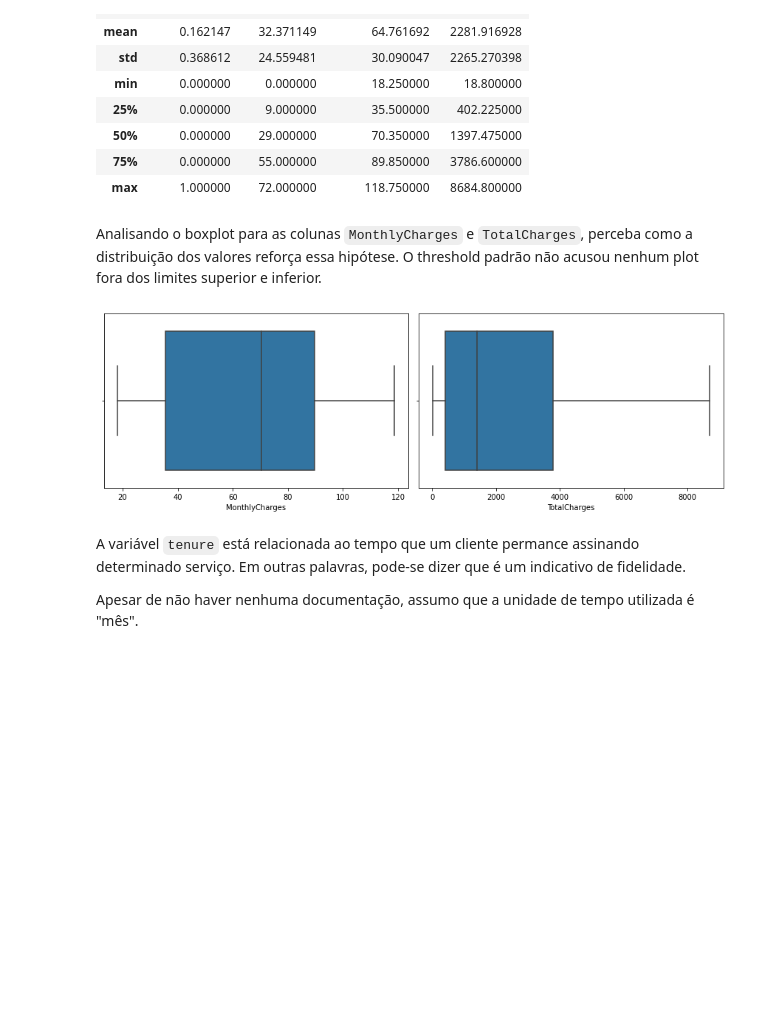
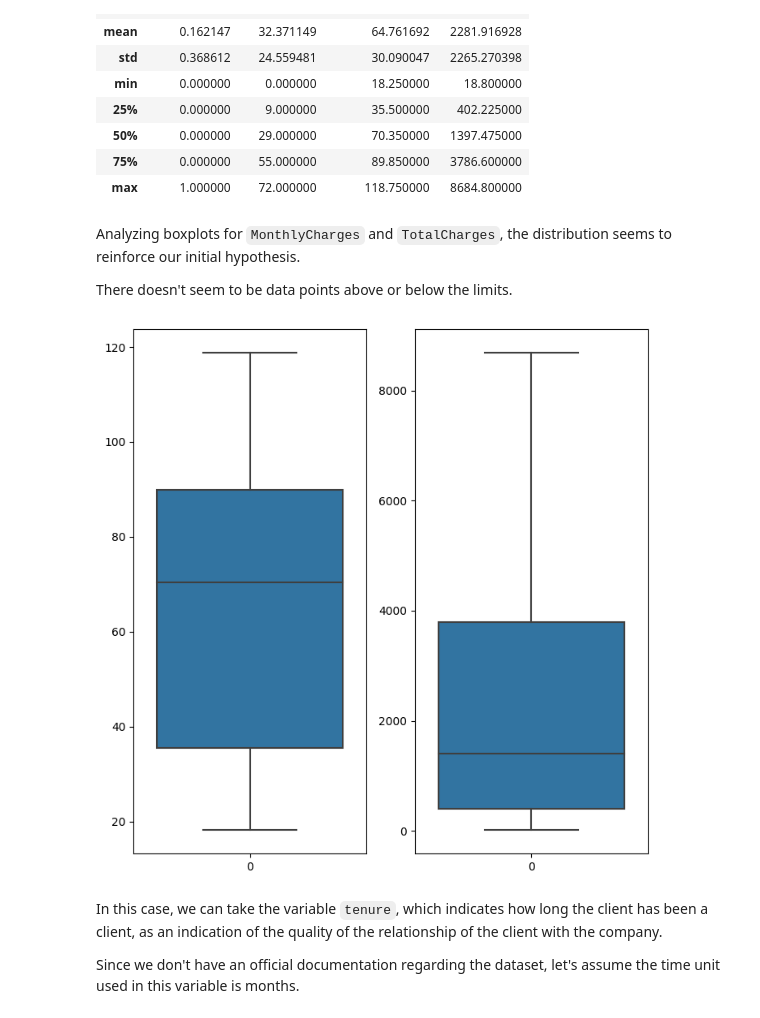
Before and after one commit to rafaelnduarte/Churn_Prediction, a Jupyter notebook: Churn_Prediction.ipynb, the cells around one changed output. Cells and saved outputs as stored; diff of their text form; code cells hidden in the pictures; blank space fills up the shorter version.

```diff
--- a/Churn_Prediction.ipynb
+++ b/Churn_Prediction.ipynb
@@ -135,34 +137,34 @@ Abaixo, também já aproveitei e excluí a coluna `customerID`, que seria desnec
 # %%
-def converter_str_float(entrada):
+def converter_str_float(entry):
     """
-    Converte um objeto do tipo string em float.
+    Converting string objects into float
 
     # Arguments
-        entrada: string, string da coluna TotalCharges.
+        entry: string
 
     # Returns
-        Valor convertido em float, caso permita a conversão.
-        NaN, caso o valor não seja apropriado.
+        If possible, value converted as float.
+        NaN, if the transformation isn't possible.
     """
 
     try:
-        return float(entrada)
+        return float(entry)
     except ValueError:
         return np.nan
 
-# criar cópia do dataframe
+# copying the dataframe
 df_clean = df.copy()
 
-# remover coluna costumerID
+# removing custumerID
 df_clean.drop("customerID", axis=1, inplace=True)
 
-# converter as strings de TotalCharges para float
+# converting strings in TotalCharges to float
 df_clean["TotalCharges"] = df_clean["TotalCharges"].apply(converter_str_float)
 
-# verificar entradas ausentes
-print("Dados ausentes em 'TotalCharges' (antes):\t{}\n".format(df_clean["TotalCharges"].isnull().sum()))
+# checking for missing data
+print("Missing Data in 'TotalCharges' (before replacing with Median):\t{}\n".format(df_clean["TotalCharges"].isnull().sum()))
 
-# substituir os dados ausentes pelo valor da mediana
+# replacing NaN with Median
 TotalChargesMedian = df_clean.TotalCharges.median()
 df_clean["TotalCharges"].fillna(TotalChargesMedian, inplace=True)
 # %% [output]
@@ -181,19 +183,21 @@ df_clean.describe()
 | 50% | 0.000000 | 29.000000 | 70.350000 | 1397.475000 |
 | 75% | 0.000000 | 55.000000 | 89.850000 | 3786.600000 |
 | max | 1.000000 | 72.000000 | 118.750000 | 8684.800000 |
-# %% [markdown]
-Analisando o boxplot para as colunas `MonthlyCharges` e `TotalCharges`, perceba como a distribuição dos valores reforça essa hipótese. O threshold padrão não acusou nenhum plot fora dos limites superior e inferior.
+# %% [markdown]
+Analyzing boxplots for `MonthlyCharges` and `TotalCharges`, the distribution seems to reinforce our initial hypothesis.
+
+There doesn't seem to be data points above or below the limits.
 # %%
-fig, ax = plt.subplots(nrows=1, ncols=2, figsize=(12, 4))
+fig, ax = plt.subplots(nrows=1, ncols=2, figsize=(7, 7))
 sns.boxplot(df_clean['MonthlyCharges'], ax=ax[0])
 sns.boxplot(df_clean['TotalCharges'], ax=ax[1])
 plt.tight_layout()
 # %% [output]
-[figure, old version]
+[figure, new version]
-# %% [markdown]
-A variável `tenure` está relacionada ao tempo que um cliente permance assinando determinado serviço. Em outras palavras, pode-se dizer que é um indicativo de fidelidade.
-
-Apesar de não haver nenhuma documentação, assumo que a unidade de tempo utilizada é "mês".
+# %% [markdown]
+In this case, we can take the variable `tenure`, which indicates how long the client has been a client, as an indication of the quality of the relationship of the client with the company.
+
+Since we don't have an official documentation regarding the dataset, let's assume the time unit used in this variable is months.
 # %%
 fig, ax = plt.subplots(figsize=(12, 4))
 sns.countplot(df['tenure'])
```
Also changed, not shown: parts of 80 cells of this notebook.
